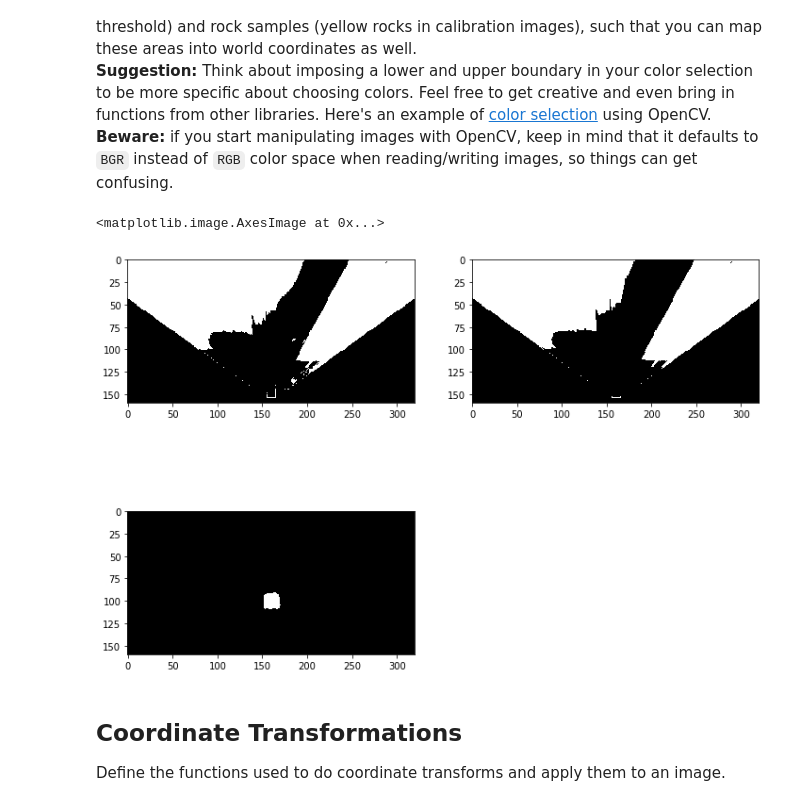
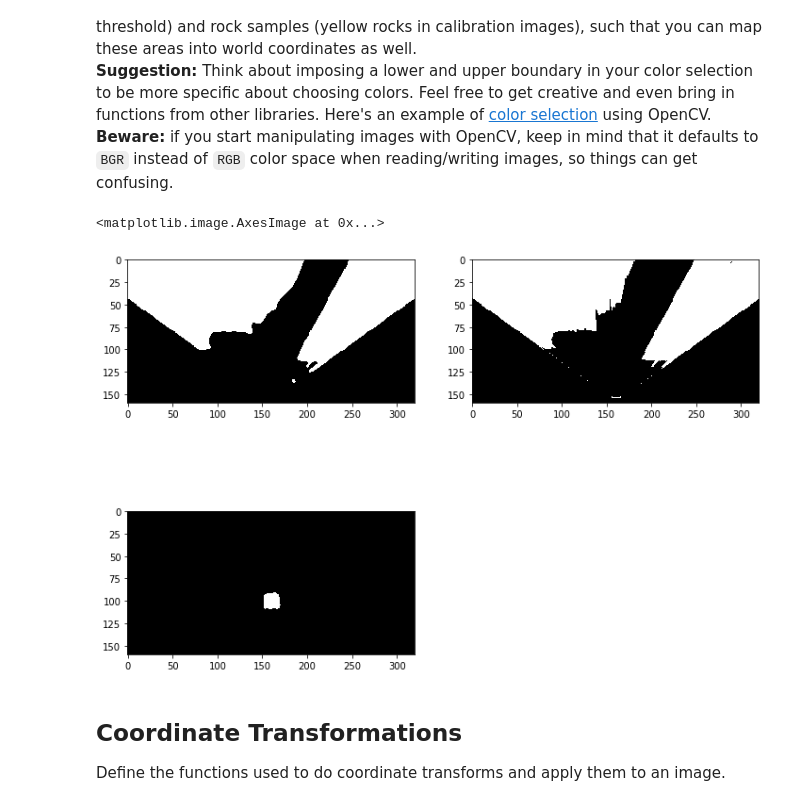
Before and after one commit to S2H-Mobile/RoboND-Rover-Project-Solution, a Jupyter notebook: code/Rover_Project_Test_Notebook.ipynb, the cells around one changed output. Saved outputs shown, nothing was run; the diff lists cells and outputs as text; code cells hidden in the pictures.

```diff
--- a/code/Rover_Project_Test_Notebook.ipynb
+++ b/code/Rover_Project_Test_Notebook.ipynb
@@ -124,6 +124,10 @@ def color_thresh(img, rgb_thresh=(160, 160, 160)):
     # Return the binary image
     return color_select
 
+# For rocks, think about imposing a lower and upper boundary in your color selection to be more specific about choosing colors.
+# You can investigate the colors of the rocks (the RGB pixel values) in an interactive matplotlib window to get a feel for the
+# appropriate threshold range (keep in mind you may want different ranges for each of R, G and B!)
+# the matching pixels in the resulting array have value of 255
 def sample_rock_selection_hsv(img):
     # Convert RGB to HSV
     hsv_image = cv2.cvtColor(img, cv2.COLOR_RGB2HSV)
@@ -148,11 +152,12 @@ def obstacle_selection(img, rgb_upper=(160, 160, 160)):
     # Create an array of zeros same xy size as img, but single channel
     color_select = np.zeros_like(img[:,:,0])
 
-    # we define "black" as "any of the color channels is above the threshold"
-    thr_black = 0
-    is_not_black = (img[:,:,0] > thr_black) | (img[:,:,1] > thr_black) | (img[:,:,2] > thr_black)
+    # we define "not black" as "any of the color channels is above zero"
+    is_not_black = (img[:,:,0] > 0) | (img[:,:,1] > 0) | (img[:,:,2] > 0)
 
-    # for dark walls, this is not the inverse of the navigable terrain, so there is a gap in the rover vision image
+    # dark walls
+    # this condition is not the logical inverse of the navigable terrain condition
+    # so there will a gap between the regions in the rover vision image
     is_dark = (img[:,:,0] < rgb_upper[0]) & (img[:,:,1] < rgb_upper[1]) & (img[:,:,2] < rgb_upper[2])
 
     # Index the array of zeros with the boolean array and set to 1
@@ -163,39 +168,35 @@ def obstacle_selection(img, rgb_upper=(160, 160, 160)):
 # apply color thresholding to example images
 navigable_threshed = color_thresh(warped)
 obstacle_threshed = obstacle_selection(warped)
 # Hints and Suggestion:
 # For obstacles you can just invert your color selection that you used to detect ground pixels
 # If you've decided that everything above the threshold is navigable terrain,
 # then everthing below the threshold must be an obstacle!
-obstacle_alt = ~is_black(warped) & ~navigable_threshed
-
-# For rocks, think about imposing a lower and upper boundary in your color selection to be more specific about choosing colors.
-# You can investigate the colors of the rocks (the RGB pixel values) in an interactive matplotlib window to get a feel for the
-# appropriate threshold range (keep in mind you may want different ranges for each of R, G and B!)
+obstacle_alt = cv2.blur(~is_black(warped) & ~navigable_threshed,(5,5))
 rock_sample_threshed = sample_rock_selection_hsv(rock_img)
 
 fig = plt.figure(figsize=(12,9))
 plt.subplot(221)
 plt.imshow(obstacle_alt, cmap='gray')
 plt.subplot(222)
 plt.imshow(obstacle_threshed, cmap='gray')
 plt.subplot(223)
 plt.imshow(rock_sample_threshed, cmap='gray')
 
 # original code
 #threshed = color_thresh(warped)
 #plt.imshow(threshed, cmap='gray')
 #scipy.misc.imsave('../output/warped_threshed.jpg', threshed*255)
 
 # How to find HSV values to track?
 # green = np.uint8([[[0,255,0 ]]])
 # hsv_green = cv2.cvtColor(green,cv2.COLOR_RGB2HSV)
 # print hsv_green
 # [[[ 60 255 255]]]
 # Now you take [H-10, 100,100] and [H+10, 255, 255] as lower bound and upper bound respectively.
 # %% [output]
 <matplotlib.image.AxesImage at 0x...>
-[figure, old version]
+[figure, new version]
 # %% [markdown]
 ## Coordinate Transformations
 Define the functions used to do coordinate transforms and apply them to an image.
```
Also changed, not shown: parts of 4 cells of this notebook, 4 other files.
